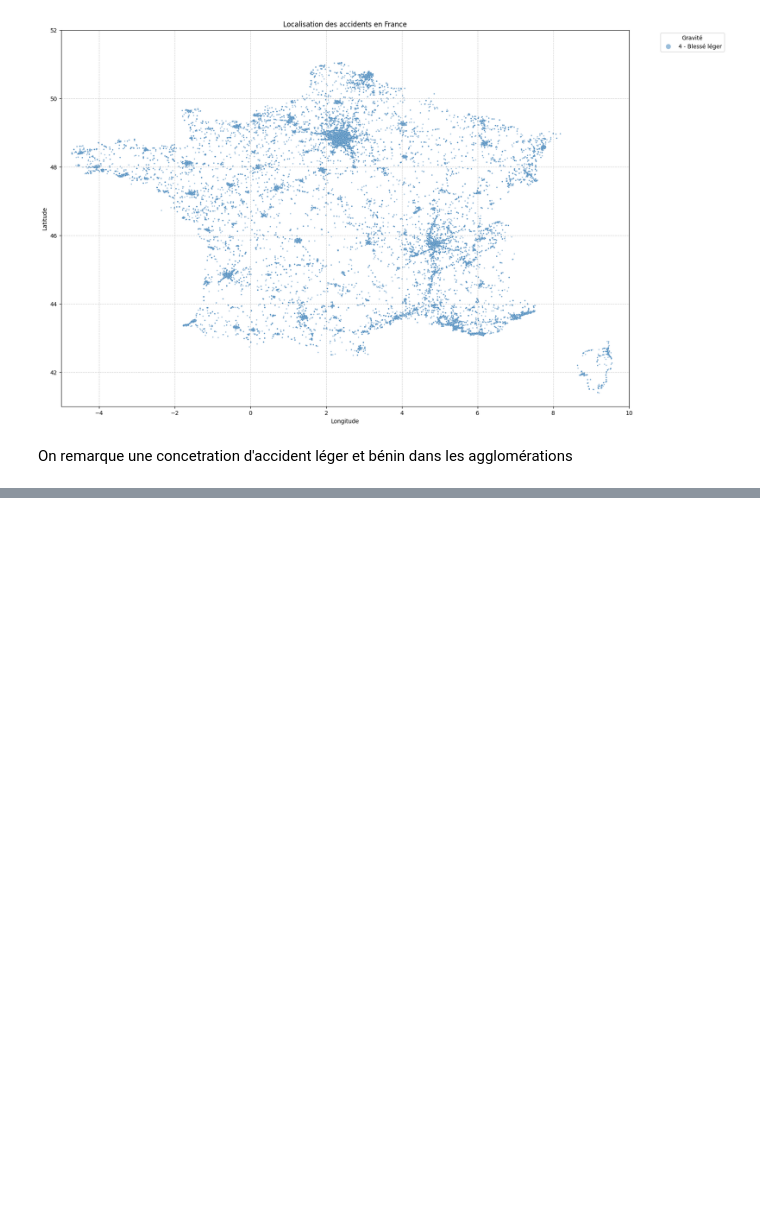
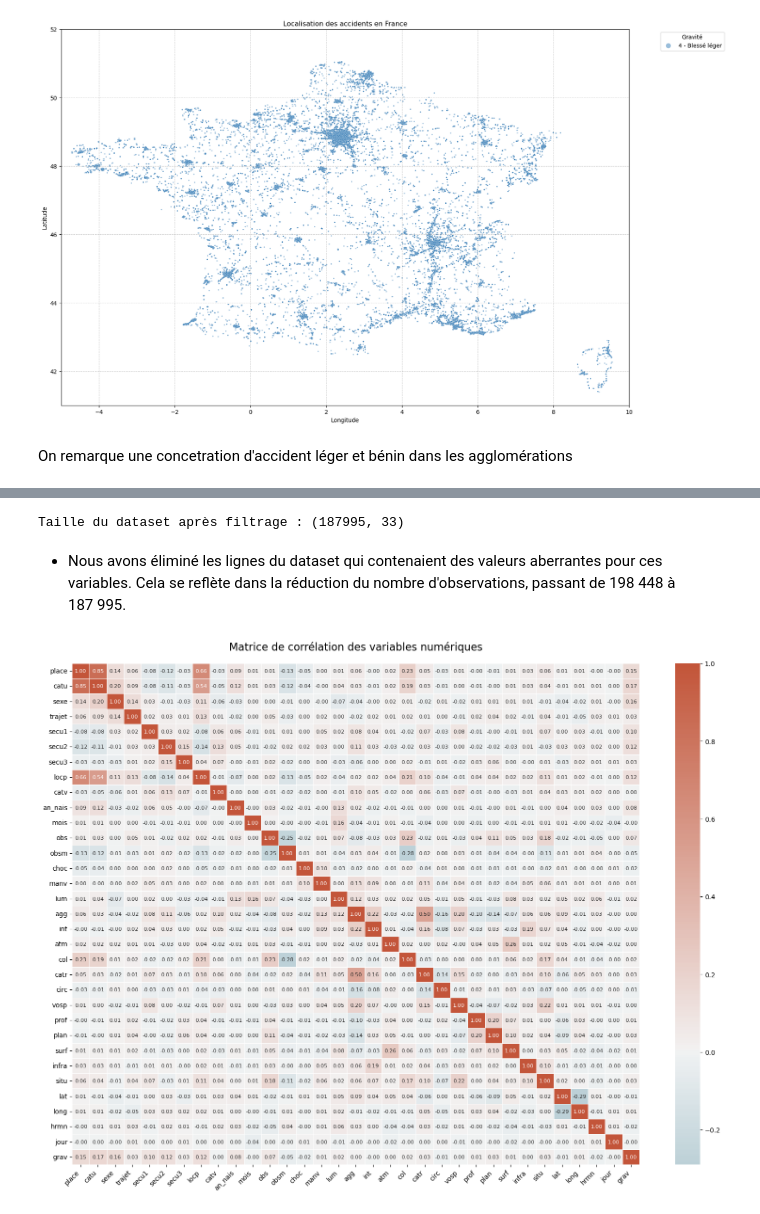
Before and after one commit to Thibo0/projet_ml_m1, a Jupyter notebook: projet.ipynb, the cells around one changed output, grey strips where cells are left out. Saved outputs shown, nothing was run; the diff lists cells and outputs as text; code cells hidden in the pictures; blank space fills up the shorter version.

```diff
--- a/projet.ipynb
+++ b/projet.ipynb
@@ -315,0 +408,5 @@ On remarque une concetration d'accident léger et bénin dans les agglomération
+# %%
+dataset_clean = dataset_clean.drop(columns=['occutc'])
+median_an_nais = dataset_clean['an_nais'].median()
+dataset_clean['an_nais'] = dataset_clean['an_nais'].fillna(median_an_nais)
+dataset_final = dataset_clean[dataset_clean['grav'].notna()]
@@ -315,0 +443,5 @@ On remarque une concetration d'accident léger et bénin dans les agglomération
+# %%
+dataset_clean['hrmn'] = dataset_clean['hrmn'].str.replace(':', '', regex=False)
+dataset_clean['hrmn'] = pd.to_numeric(dataset_clean['hrmn'], errors='coerce')
+print(dataset_clean['hrmn'].head(10))
+print("Nombre de NaN dans 'hrmn' après conversion :", dataset_clean['hrmn'].isna().sum())
@@ -315,0 +481,40 @@ On remarque une concetration d'accident léger et bénin dans les agglomération
+# %%
+dataset_clean = dataset_clean[
+    (dataset_clean['lat'] >= 41) & (dataset_clean['lat'] <= 52) &
+    (dataset_clean['long'] >= -5) & (dataset_clean['long'] <= 10) &
+    (dataset_clean['hrmn'] >= 0) & (dataset_clean['hrmn'] <= 2359) &
+    (
+        dataset_clean['an_nais'].isna() |
+        ((dataset_clean['an_nais'] >= 1900) & (dataset_clean['an_nais'] <= 2025))
+    )
+]
+
+print("Taille du dataset après filtrage :", dataset_clean.shape)
+# %% [output]
+Taille du dataset après filtrage : (187995, 33)
+# %% [markdown]
+* Nous avons éliminé les lignes du dataset qui contenaient des valeurs aberrantes pour ces variables. Cela se reflète dans la réduction du nombre d'observations, passant de 198 448 à 187 995.
+# %%
+numeric_cols = dataset_clean.select_dtypes(include=['int64', 'float64']).columns
+corr_matrix = dataset_clean[numeric_cols].corr()
+custom_cmap = sns.diverging_palette(220, 20, as_cmap=True)
+
+plt.figure(figsize=(16, 12))
+heatmap = sns.heatmap(
+    corr_matrix,
+    annot=True,
+    fmt=".2f",
+    cmap=custom_cmap,
+    center=0,
+    linewidths=0.5,
+    annot_kws={"size": 8}
+)
+plt.xticks(rotation=45, ha='right', fontsize=10)
+plt.yticks(rotation=0, fontsize=10)
+plt.title("Matrice de corrélation des variables numériques", fontsize=16, pad=20)
+
+plt.tight_layout()
+
+plt.show()
+# %% [output]
+[figure, added]
```
Also changed, not shown: parts of 37 cells of this notebook.
